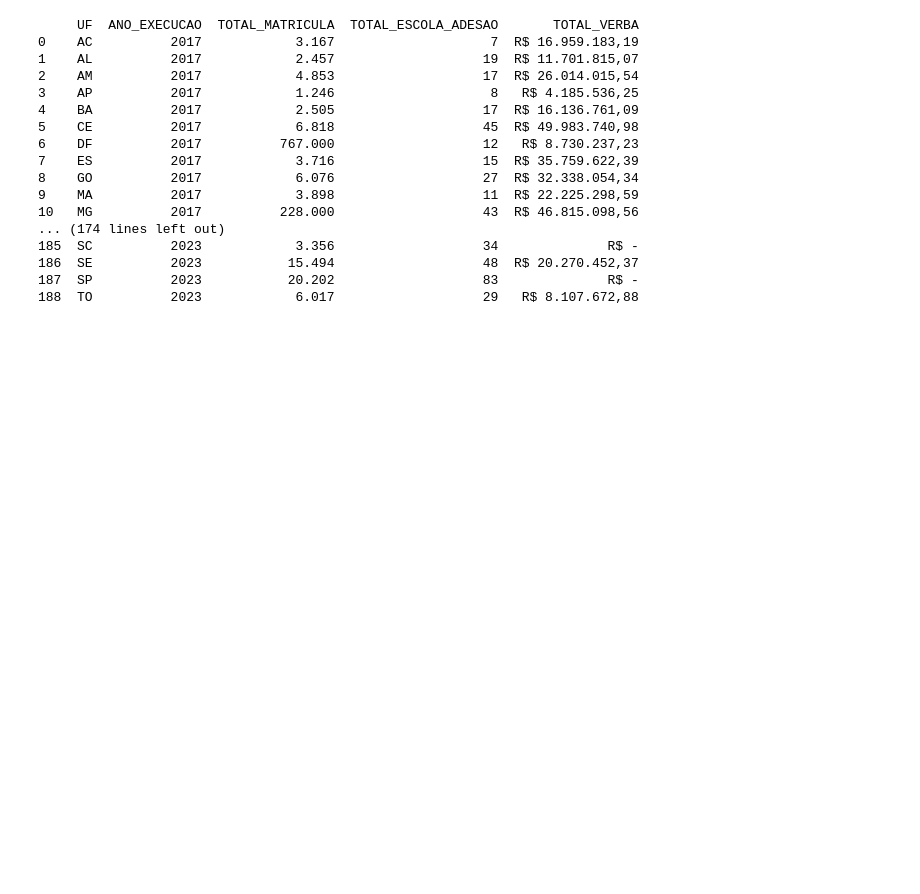
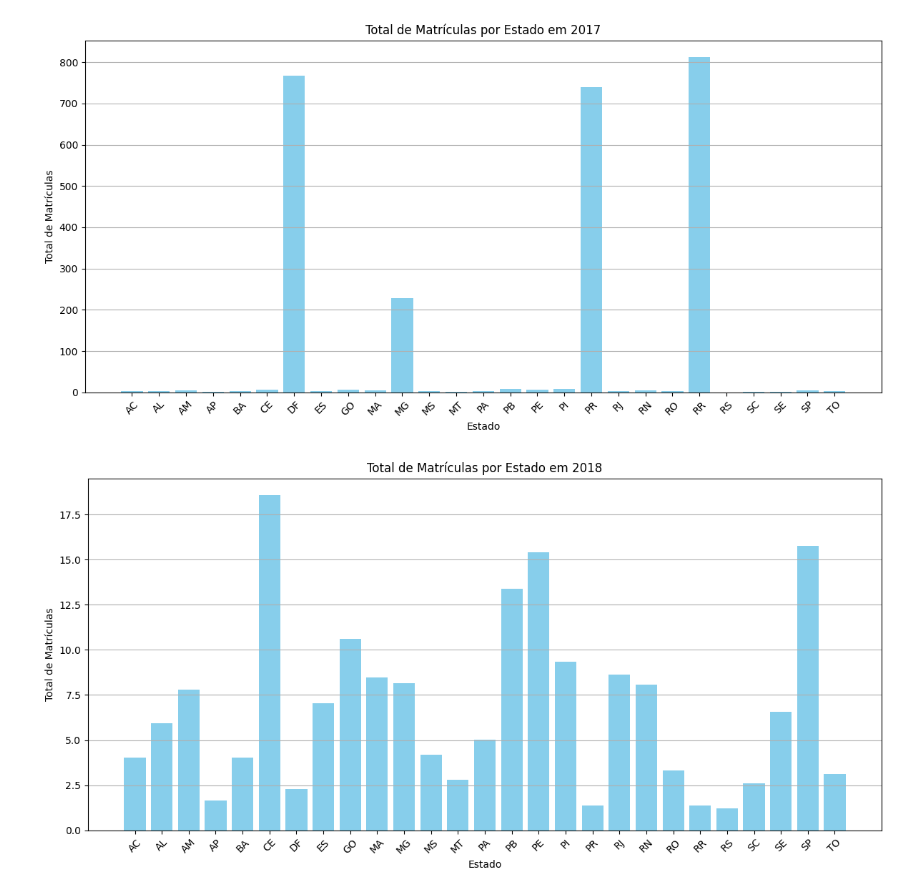
Before and after one commit to MigSilverS/ProjetoPythonKick, a Jupyter notebook: dadosescolares.ipynb, the cells around one changed output. Drawn from its saved outputs; the diff is of its cells as text; code cells hidden in the pictures; blank space fills up the shorter version.

Commit message:
Atualização do projeto, adição de gráficos por ano

```diff
--- a/dadosescolares.ipynb
+++ b/dadosescolares.ipynb
@@ -1,29 +1,34 @@
-# %%
-import pandas as pd
-
-#As informações do EMTI a respeito do ensino médio integral para a comparação com outros países e seus indíces de educação e desigualdade educacional
-file_path = 'EMTI_Relatorio_Status.csv'
-df = pd.read_csv(file_path)
-
-pd.set_option('display.max_rows', None)
-pd.set_option('display.max_columns', None)
-
-print(df)
-# %% [output]
-     UF  ANO_EXECUCAO  TOTAL_MATRICULA  TOTAL_ESCOLA_ADESAO       TOTAL_VERBA
-0    AC          2017            3.167                    7  R$ 16.959.183,19
-1    AL          2017            2.457                   19  R$ 11.701.815,07
-2    AM          2017            4.853                   17  R$ 26.014.015,54
-3    AP          2017            1.246                    8   R$ 4.185.536,25
-4    BA          2017            2.505                   17  R$ 16.136.761,09
-5    CE          2017            6.818                   45  R$ 49.983.740,98
-6    DF          2017          767.000                   12   R$ 8.730.237,23
-7    ES          2017            3.716                   15  R$ 35.759.622,39
-8    GO          2017            6.076                   27  R$ 32.338.054,34
-9    MA          2017            3.898                   11  R$ 22.225.298,59
-10   MG          2017          228.000                   43  R$ 46.815.098,56
-... (174 lines left out)
-185  SC          2023            3.356                   34              R$ -
-186  SE          2023           15.494                   48  R$ 20.270.452,37
-187  SP          2023           20.202                   83              R$ -
-188  TO          2023            6.017                   29   R$ 8.107.672,88
+# %%
+import pandas as pd
+import matplotlib.pyplot as plt
+
+# As informações do EMTI a respeito do ensino médio integral para a comparação com outros países e seus índices de educação e desigualdade educacional
+file_path = 'EMTI_Relatorio_Status.csv'
+df = pd.read_csv(file_path)
+
+# Definir os anos que você deseja analisar
+anos = [2017, 2018, 2019, 2020, 2021, 2022, 2023]
+
+# Loop para criar gráficos para cada ano
+for ano in anos:
+    # Filtrar os dados para o ano específico
+    dados_ano = df[df['ANO_EXECUCAO'] == ano]
+
+    # Agrupar os dados pelo estado e somar as matrículas
+    total_matriculas_por_estado = dados_ano.groupby('UF')['TOTAL_MATRICULA'].sum().reset_index()
+
+    # Criar o gráfico
+    plt.figure(figsize=(12, 6))
+    plt.bar(total_matriculas_por_estado['UF'], total_matriculas_por_estado['TOTAL_MATRICULA'], color='skyblue')
+    plt.title(f'Total de Matrículas por Estado em {ano}')
+    plt.xlabel('Estado')
+    plt.ylabel('Total de Matrículas')
+    plt.xticks(rotation=45)
+    plt.grid(axis='y')
+
+    # Exibir o gráfico
+    plt.tight_layout()
+    plt.show()
+# %% [output]
+[figure, added]
+[figure, added]
```
Also changed, not shown: parts of 1 cell of this notebook.
